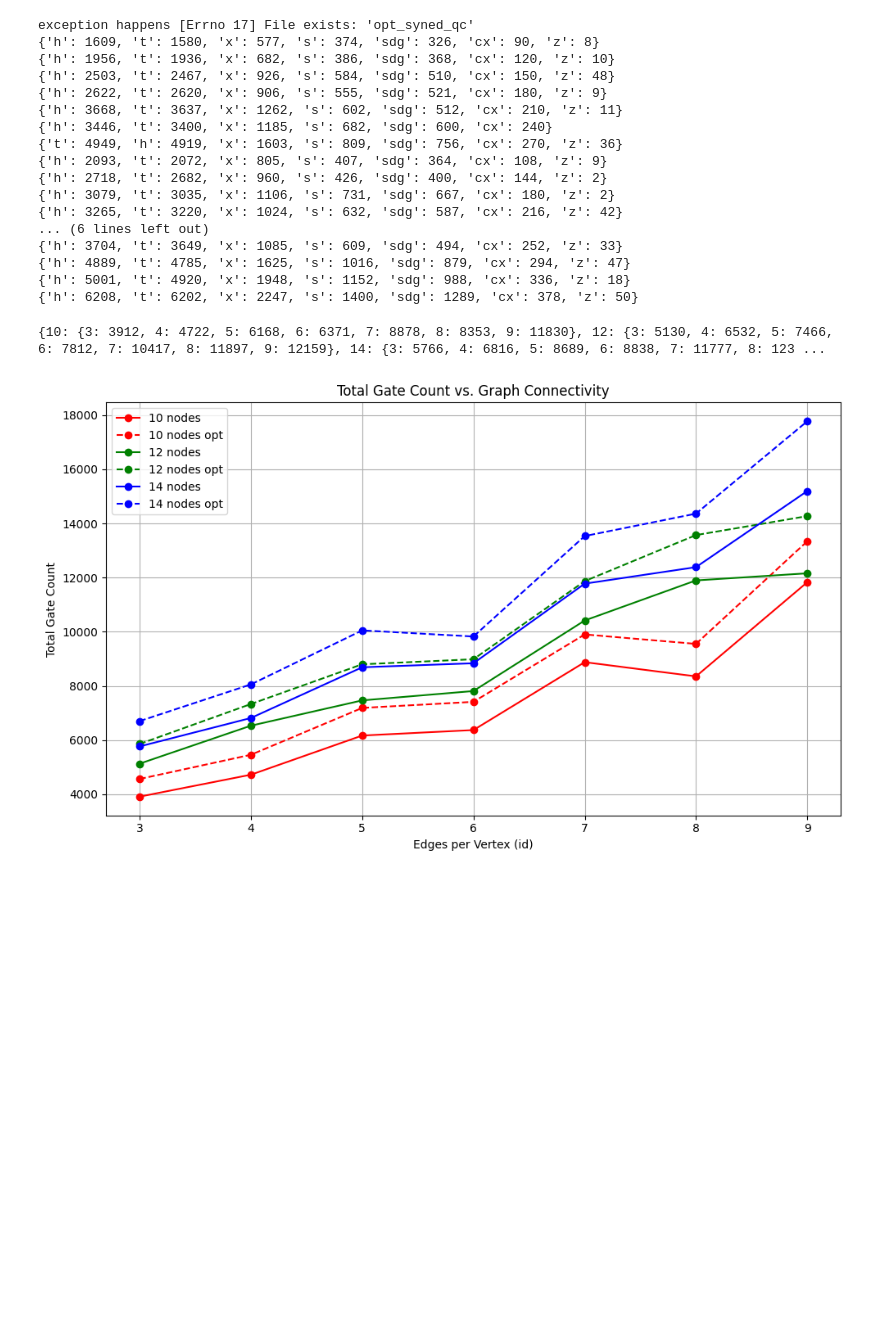
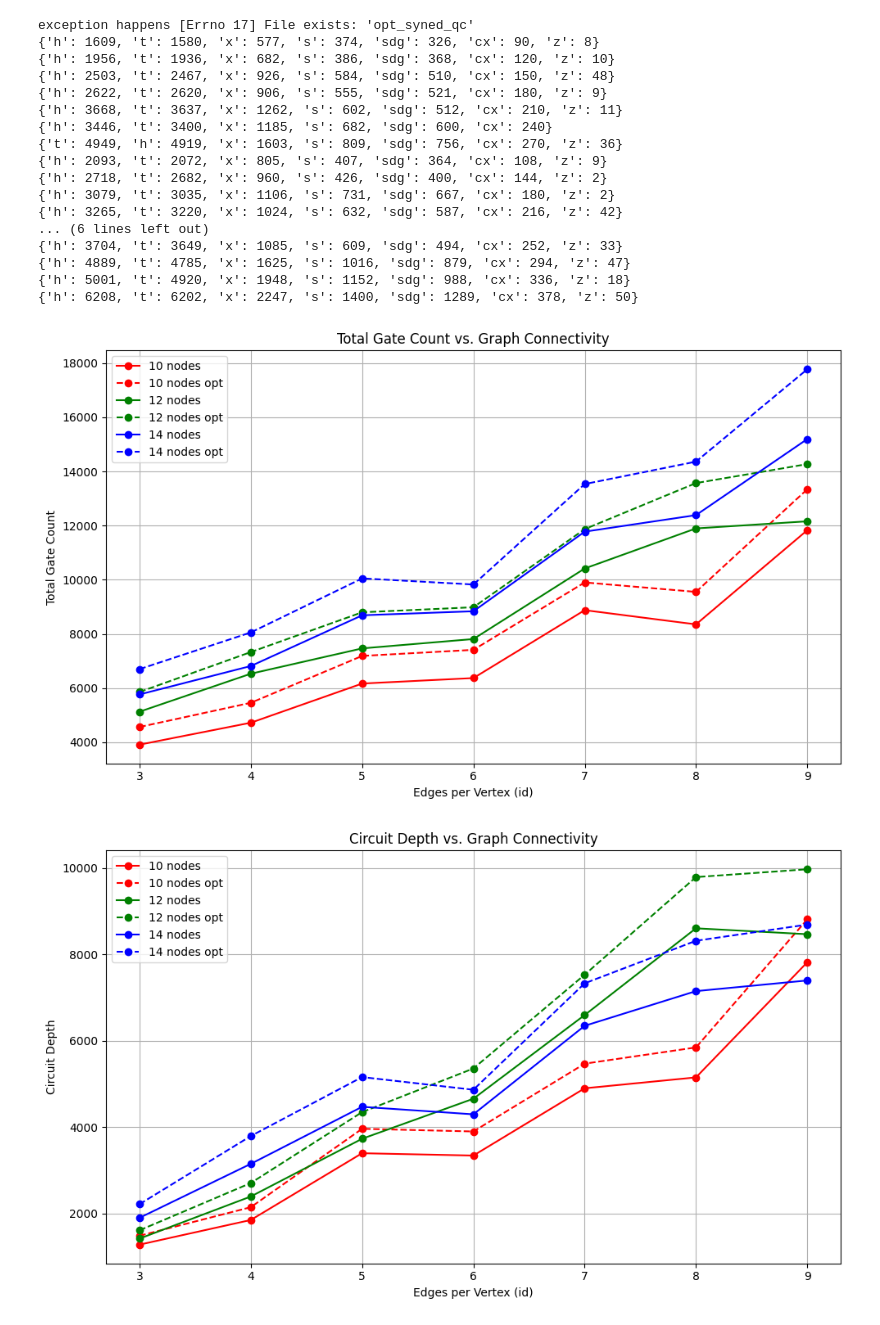
Before and after one commit to melody0123/QAOA4FTQC, a Jupyter notebook: circuit_optimizer.ipynb, the cells around one changed output. Cells and saved outputs as stored; diff of their text form; code cells hidden in the pictures; blank space fills up the shorter version.

```diff
--- a/circuit_optimizer.ipynb
+++ b/circuit_optimizer.ipynb
@@ -279,11 +294,12 @@ except Exception as e:
 syned_qcs = {}
 runtimes = {}
 syned_total_gate_counts = {}
-compute_on_the_fly = True
+syned_depths = {}
 for n in nodes:
     syned_qcs[n] = {}
     runtimes[n] = {}
     syned_total_gate_counts[n] = {}
+    syned_depths[n] = {}
     for d in degrees:
         if compute_on_the_fly:
             # perform gate synthesis
@@ -306,6 +322,9 @@ for n in nodes:
         # save total gate count
         syned_total_gate_counts[n][d] = sum(syned_qcs[n][d].count_ops().values())
 
+        # save circuit depth
+        syned_depths[n][d] = syned_qcs[n][d].depth()
+
         # compute error after synthesis
         original_state = Statevector(algo_qcs[n][d])
         syned_state = Statevector(syned_qcs[n][d])
@@ -356,9 +375,11 @@ except Exception as e:
 
 opt_syned_qcs = {}
 opt_syned_total_gate_counts = {}
+opt_syned_depths = {}
 for n in nodes:
     opt_syned_qcs[n] = {}
     opt_syned_total_gate_counts[n] = {}
+    opt_syned_depths[n] = {}
     for d in degrees:
         final_opt_filename = f'{n}_{d}.qasm'
         if compute_on_the_fly:
@@ -396,6 +417,9 @@ for n in nodes:
 
         # save total gate counts
         opt_syned_total_gate_counts[n][d] = sum(opt_syned_qcs[n][d].count_ops().values())
+
+        # save circuit depth
+        opt_syned_depths[n][d] = opt_syned_qcs[n][d].depth()
 # %% [output]
 exception happens [Errno 17] File exists: 'opt_syned_qc'
 {'h': 1609, 't': 1580, 'x': 577, 's': 374, 'sdg': 326, 'cx': 90, 'z': 8}
@@ -419,8 +443,11 @@ exception happens [Errno 17] File exists: 'opt_syned_qc'
 colors = ['r', 'g', 'b']
 line_labels_before = ['10 nodes', '12 nodes', '14 nodes']
 line_labels_after = ['10 nodes opt', '12 nodes opt', '14 nodes opt']
-print(syned_total_gate_counts)
 draw_comp_diagram(syned_total_gate_counts, opt_syned_total_gate_counts, nodes, degrees, colors, line_labels_before, line_labels_after, 'Total Gate Count')
 # %% [output]
-{10: {3: 3912, 4: 4722, 5: 6168, 6: 6371, 7: 8878, 8: 8353, 9: 11830}, 12: {3: 5130, 4: 6532, 5: 7466, 6: 7812, 7: 10417, 8: 11897, 9: 12159}, 14: {3: 5766, 4: 6816, 5: 8689, 6: 8838, 7: 11777, 8: 123 ...
 [figure]
+# %%
+# print circuit depth for optimized circuit
+draw_comp_diagram(syned_depths, opt_syned_depths, nodes, degrees, colors, line_labels_before, line_labels_after, 'Circuit Depth')
+# %% [output]
+[figure, added]
```
Also changed, not shown: parts of 4 cells of this notebook.
